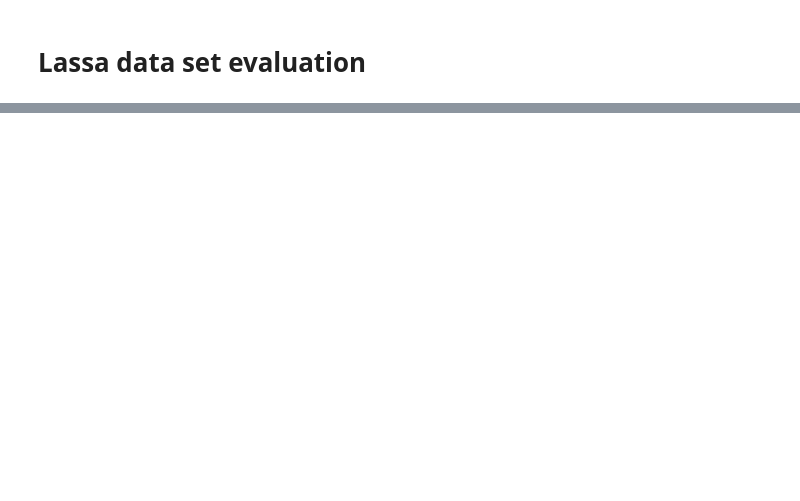
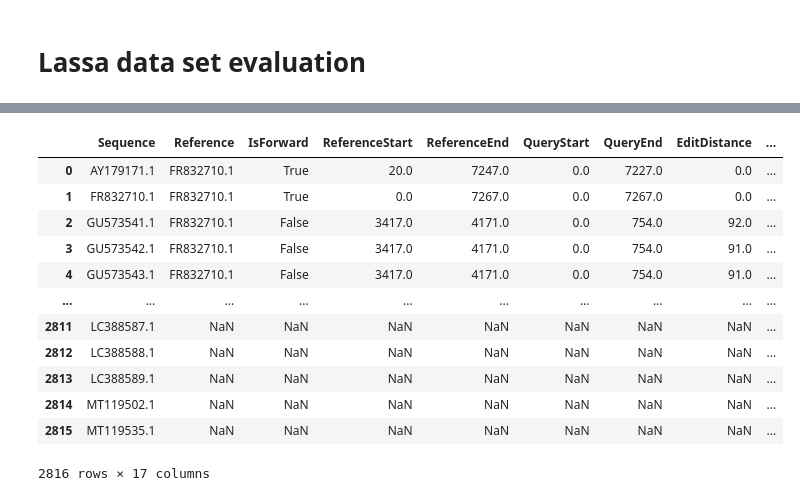
Before and after one commit to OPR-group-BNITM/vimop_database_update, a Jupyter notebook: mammarenavirus_lassaense/notebook/lassa.ipynb, the cells around one changed output, grey strips where cells are left out. Cells and saved outputs as stored; diff of their text form; code cells hidden in the pictures; blank space fills up the shorter version.

```diff
--- a/mammarenavirus_lassaense/notebook/lassa.ipynb
+++ b/mammarenavirus_lassaense/notebook/lassa.ipynb
@@ -222,0 +39,23 @@ for outfile in outfiles.values():
+# %%
+fname_stats = "../data/lassa/all/collected_stats.tsv"
+seqstats = pd.read_csv(fname_stats, sep='\t')
+seqstats['RelativeLength'] = seqstats['Length'] / seqstats['ReferenceLength']
+seqstats['RelativeError'] = seqstats['EditDistance'] / (seqstats['ReferenceEnd'] - seqstats['ReferenceStart'])
+seqstats['ReferenceCoverage'] = (seqstats['ReferenceEnd'] - seqstats['ReferenceStart']) / seqstats['ReferenceLength']
+seqstats['QueryCoverage'] = (seqstats['QueryEnd'] - seqstats['QueryStart']) / seqstats['Length']
+
+seqstats
+# %% [output]
+|  | Sequence | Reference | IsForward | ReferenceStart | ReferenceEnd | QueryStart | QueryEnd | EditDistance | ... |
+| 0 | AY179171.1 | FR832710.1 | True | 20.0 | 7247.0 | 0.0 | 7227.0 | 0.0 | ... |
+| 1 | FR832710.1 | FR832710.1 | True | 0.0 | 7267.0 | 0.0 | 7267.0 | 0.0 | ... |
+| 2 | GU573541.1 | FR832710.1 | False | 3417.0 | 4171.0 | 0.0 | 754.0 | 92.0 | ... |
+| 3 | GU573542.1 | FR832710.1 | False | 3417.0 | 4171.0 | 0.0 | 754.0 | 91.0 | ... |
+| 4 | GU573543.1 | FR832710.1 | False | 3417.0 | 4171.0 | 0.0 | 754.0 | 91.0 | ... |
+| ... | ... | ... | ... | ... | ... | ... | ... | ... | ... |
+| 2811 | LC388587.1 | NaN | NaN | NaN | NaN | NaN | NaN | NaN | ... |
+| 2812 | LC388588.1 | NaN | NaN | NaN | NaN | NaN | NaN | NaN | ... |
+| 2813 | LC388589.1 | NaN | NaN | NaN | NaN | NaN | NaN | NaN | ... |
+| 2814 | MT119502.1 | NaN | NaN | NaN | NaN | NaN | NaN | NaN | ... |
+| 2815 | MT119535.1 | NaN | NaN | NaN | NaN | NaN | NaN | NaN | ... |
+2816 rows × 17 columns
```
Also changed, not shown: parts of 48 cells of this notebook, 5 other files.
